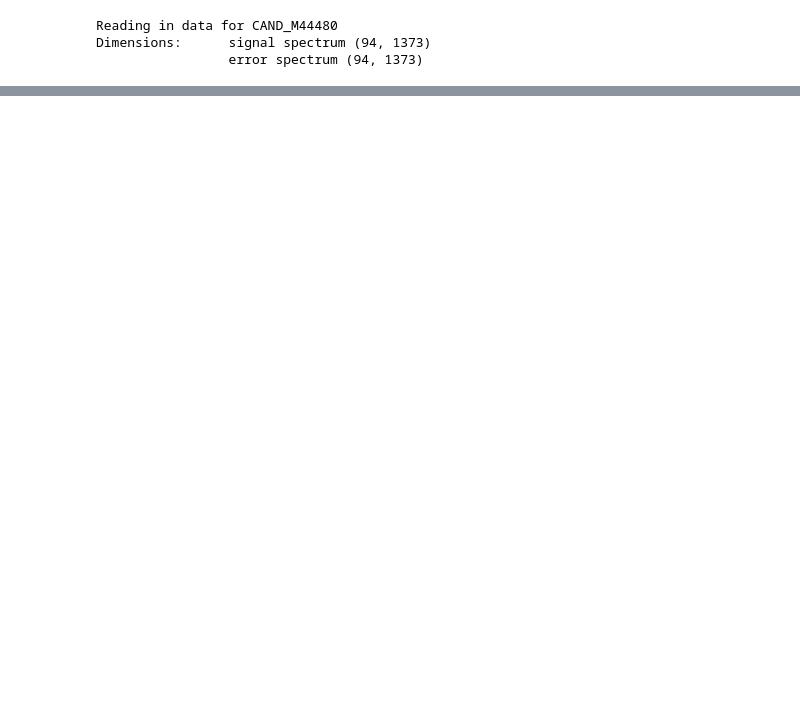
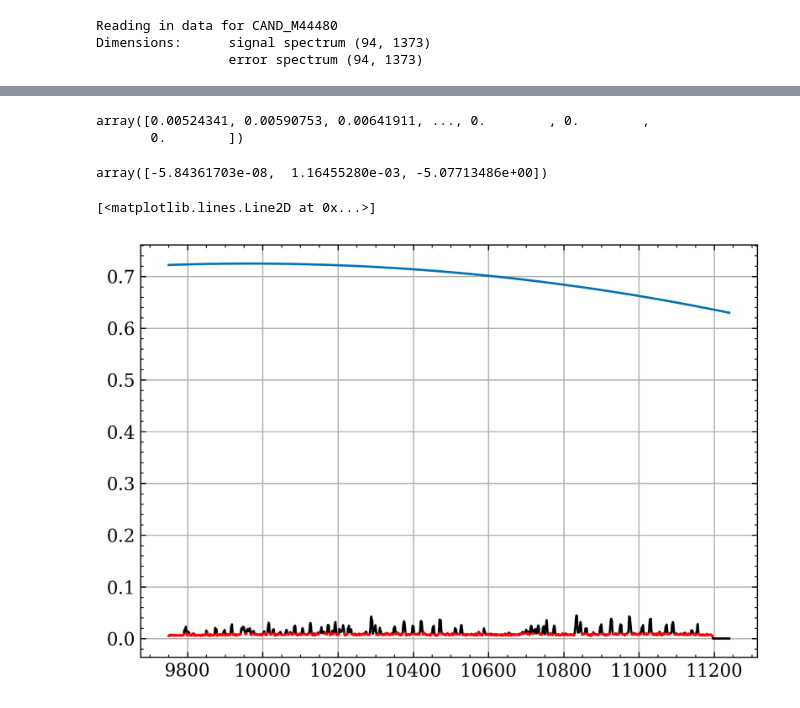
Before and after one commit to 0cooper/werls, a Jupyter notebook: olivia/sandbox.ipynb, the cells around one changed output, grey strips where cells are left out. Cells and saved outputs as stored; diff of their text form; code cells hidden in the pictures; blank space fills up the shorter version.

```diff
--- a/olivia/sandbox.ipynb
+++ b/olivia/sandbox.ipynb
@@ -220,0 +199,27 @@ np.median(opt),np.median(opt+bkgrms_value)
+# %%
+sigma_clip = SigmaClip(sigma=3.0)
+bkgrms = StdBackgroundRMS(sigma_clip)
+bkgrms_value = bkgrms.calc_background_rms(signal,axis=0)
+bkgrms_value
+# %% [output]
+array([0.00524341, 0.00590753, 0.00641911, ..., 0.        , 0.        ,
+       0.        ])
+# %%
+sky_idx = np.where(np.logical_or((bkgrms_value > np.mean(bkgrms_value)) == True, bkgrms_value == 0))[0]
+# %%
+# block out sky lines 2D
+#sky_idx = np.where(bkgrms_value > np.mean(bkgrms_value))[0]
+bkg = bkgrms_value.copy()
+bkg[sky_idx] = np.nan
+z = np.polyfit(wav[5:-5],np.isfinite(bkg)[5:-5],deg=2)
+fit = np.poly1d(z)
+z
+# %% [output]
+array([-5.84361703e-08,  1.16455280e-03, -5.07713486e+00])
+# %%
+plt.plot(wav,bkgrms_value,'k',label='rolling rms at eps')
+plt.plot(wav,bkg,'r',label='rolling rms at eps')
+plt.plot(wav, fit(wav))
+# %% [output]
+[<matplotlib.lines.Line2D at 0x...>]
+[figure, added]
```
Also changed, not shown: parts of 17 cells of this notebook.
